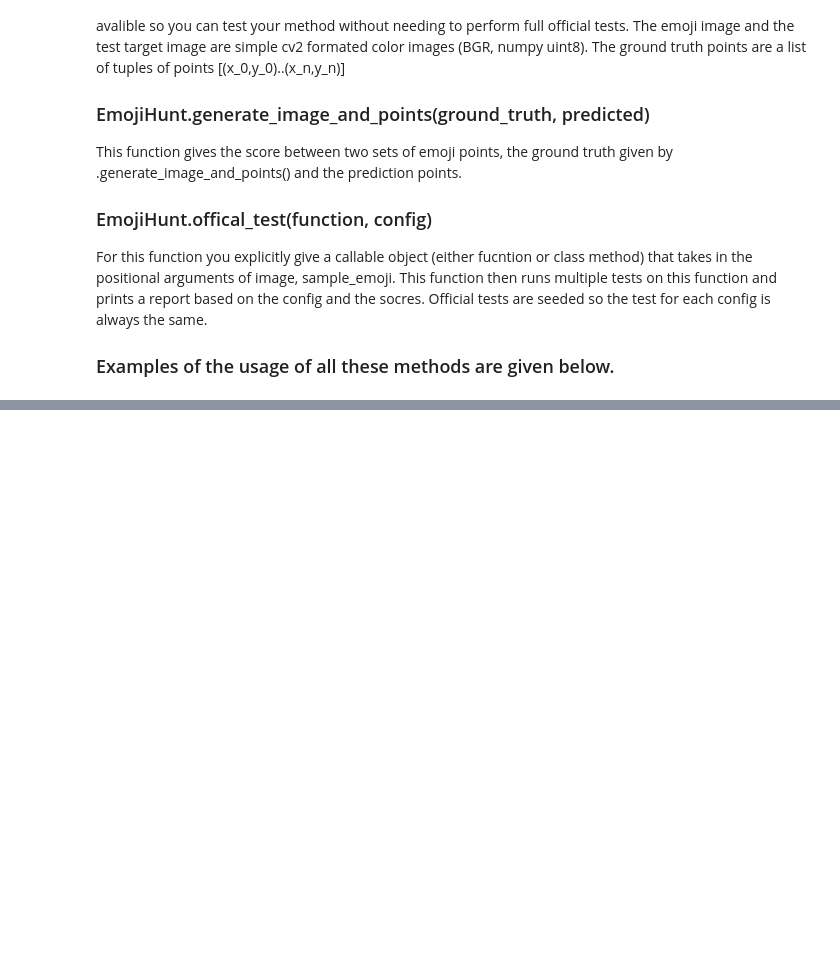
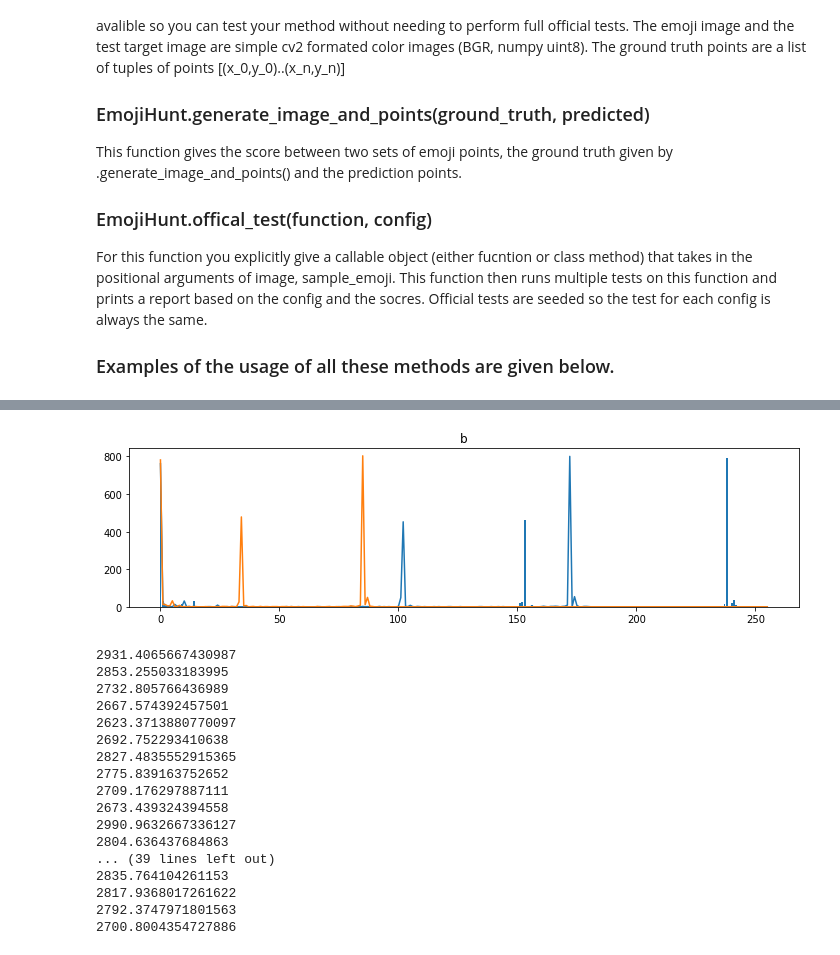
Before and after one commit to bhavanvir/emoji-hunt, a Jupyter notebook: ECE_471_Minimal_Project_Sample_2023.ipynb, the cells around one changed output, grey strips where cells are left out. Drawn from its saved outputs; the diff is of its cells as text; code cells hidden in the pictures; blank space fills up the shorter version.

```diff
--- a/ECE_471_Minimal_Project_Sample_2023.ipynb
+++ b/ECE_471_Minimal_Project_Sample_2023.ipynb
@@ -113,0 +103,57 @@ plt.show()
+# %%
+def printHist(H):
+  plt.figure(figsize = (12,7))
+  plt.subplot(2, 1, 1)
+  plt.bar(np.arange(256),H[0])
+  plt.title('r')
+  plt.subplot(2, 1, 1)
+  plt.plot(np.arange(256),H[1])
+  plt.title('g')
+  plt.subplots_adjust(hspace=0.4, wspace=0.4)
+  plt.subplot(2, 1, 1)
+  plt.plot(np.arange(256),H[2])
+  plt.title('b')
+  plt.subplots_adjust(hspace=0.4, wspace=0.4)
+  plt.show()
+# %%
+thresh = 0
+spacing = 16  #to speed up
+
+emoji_hist = myHistogram(emoji_target)
+printHist(emoji_hist)
+
+h, w, dim = test_image.shape
+emjh, emjw, emjdim = emoji_target.shape
+
+matches = []
+
+for row in range(0, h, spacing):
+  for col in range(0, w, spacing):
+    if ((row+emjh)<h) and ((col+emjw)<w):
+      img_slice = test_image[row:row+emjh,col:col+emjw,:]
+      img_hist = myHistogram(img_slice)
+      result = histCompare(emoji_hist, img_hist)
+
+      if result < 3000:
+        print(result)
+        #printHist(img_hist)
+        matches.append((row, col))
+# %% [output]
+[figure, added]
+2931.4065667430987
+2853.255033183995
+2732.805766436989
+2667.574392457501
+2623.3713880770097
+2692.752293410638
+2827.4835552915365
+2775.839163752652
+2709.176297887111
+2673.439324394558
+2990.9632667336127
+2804.636437684863
+... (39 lines left out)
+2835.764104261153
+2817.9368017261622
+2792.3747971801563
+2700.8004354727886
```
Also changed, not shown: parts of 9 cells of this notebook.
